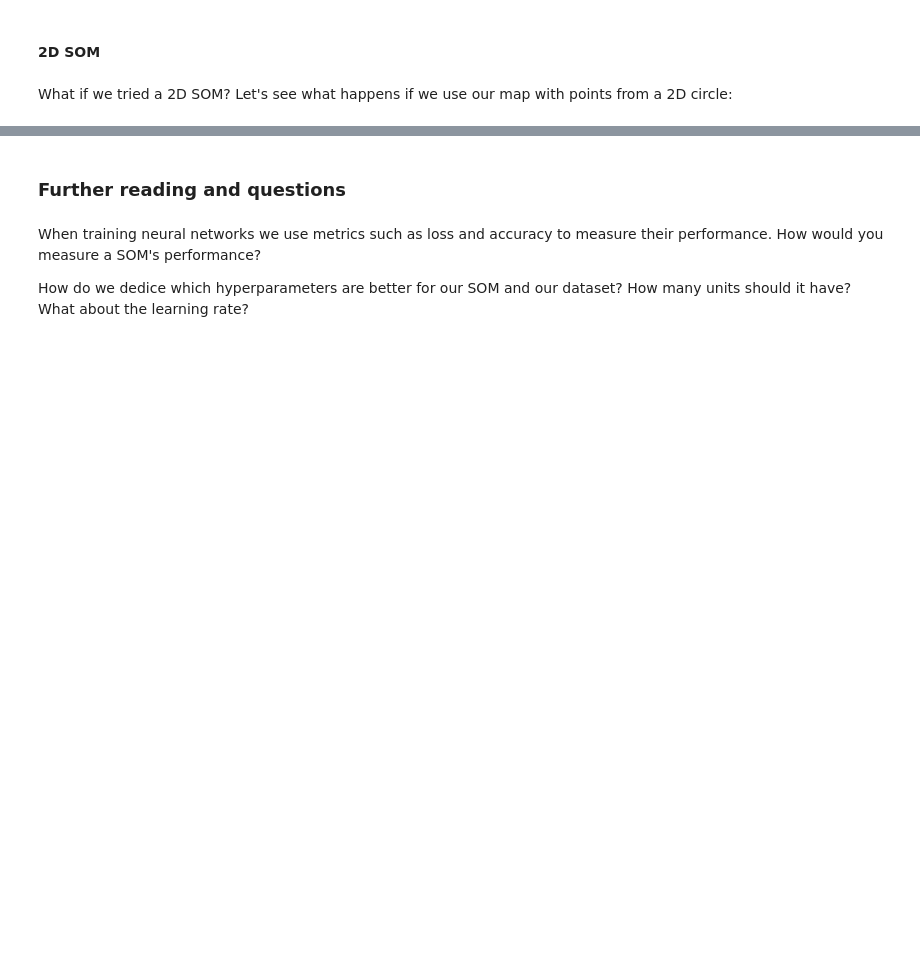
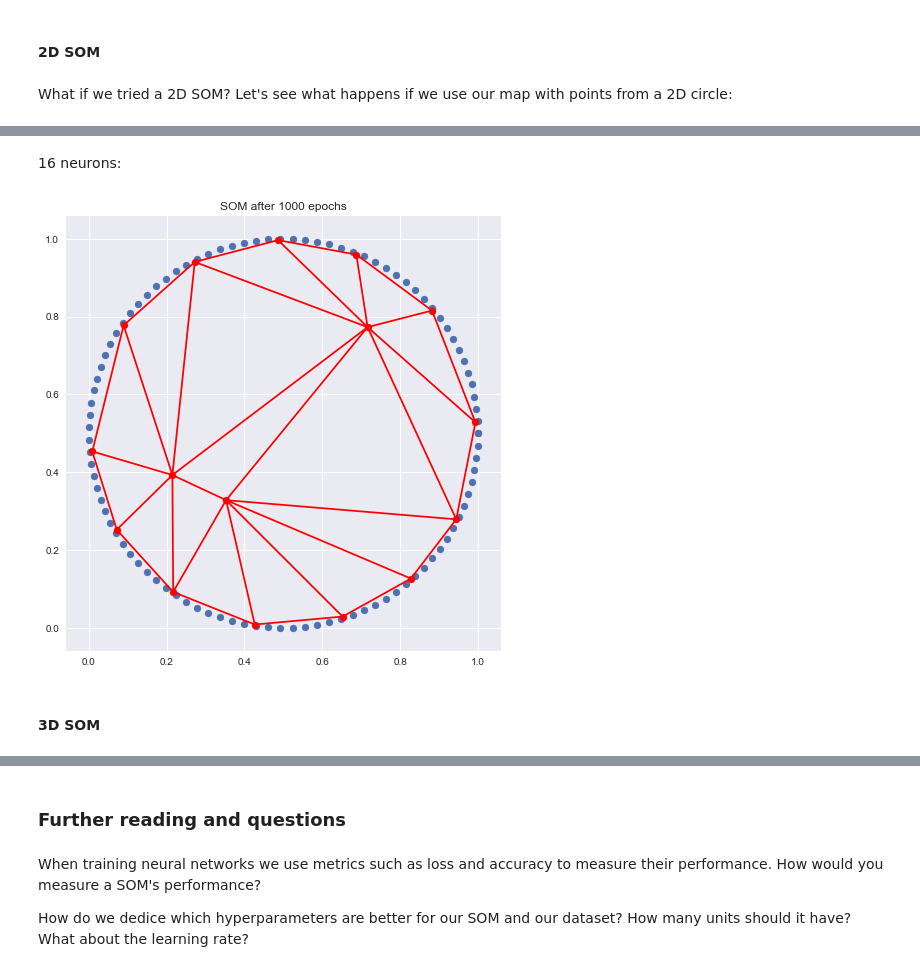
Before and after one commit to AMSUFV/SOM, a Jupyter notebook: SOM.ipynb, the cells around one changed output, grey strips where cells are left out. Saved outputs shown, nothing was run; the diff lists cells and outputs as text; code cells hidden in the pictures; blank space fills up the shorter version.

```diff
--- a/SOM.ipynb
+++ b/SOM.ipynb
@@ -263,0 +299,9 @@ som2d.train(dataset, epochs=10000, interval=2000)
+# %% [markdown]
+16 neurons:
+# %%
+som2d = SOM(map_side=4, input_dim=2, neighborhood=0.5, learning_rate=0.4)
+som2d.train(dataset, epochs=1000, interval=100)
+# %% [output]
+[figure, added]
+# %% [markdown]
+#### 3D SOM
```
Also changed, not shown: parts of 20 cells of this notebook.
